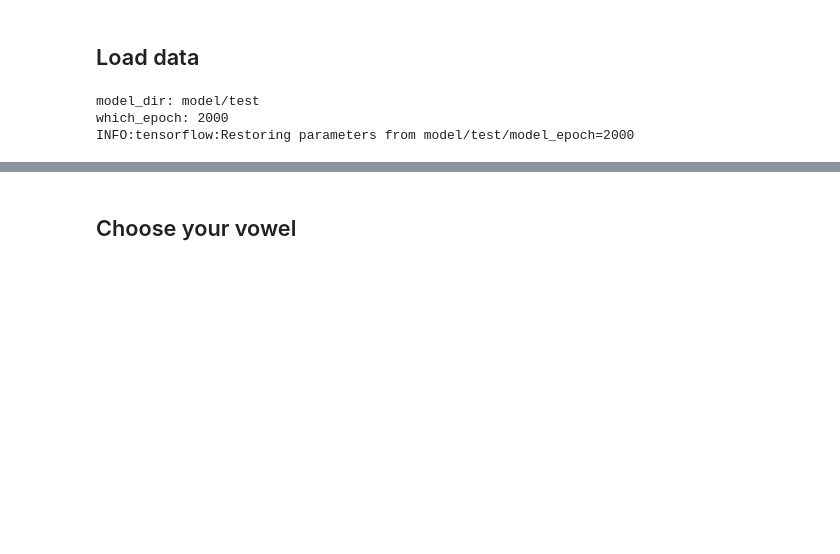
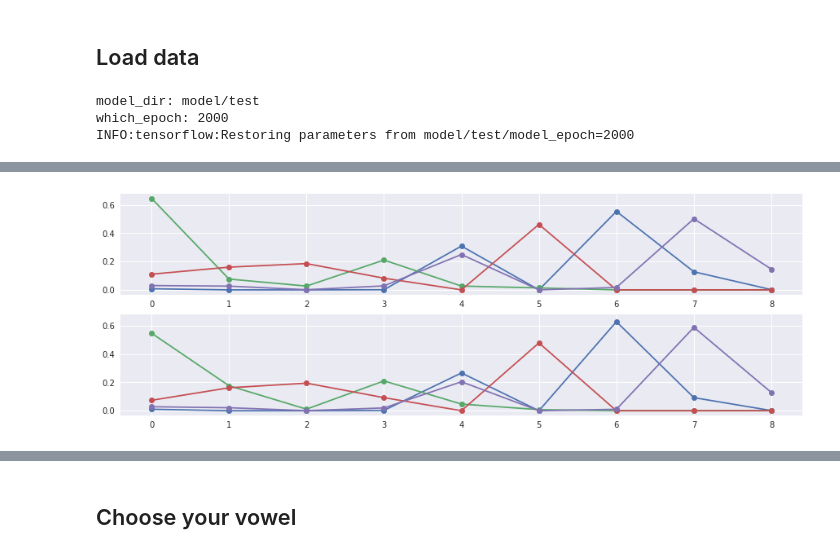
Before and after one commit to jaekookang/realtime_vowel_classification_ucm, a Jupyter notebook: ucm_analysis.ipynb, the cells around one changed output, grey strips where cells are left out. Drawn from its saved outputs; the diff is of its cells as text; code cells hidden in the pictures; blank space fills up the shorter version.

```diff
--- a/ucm_analysis.ipynb
+++ b/ucm_analysis.ipynb
@@ -64,0 +144,6 @@ ax.legend(vowels)
+# %%
+# Validate forward mapping function with meanAcous
+my_softmax_out = forward(meanAcous)
+max_prob = np.max(my_softmax_out, axis=1)
+print([p for p in max_prob])
+print([idx2phn[i] for i in np.argmax(my_softmax_out, axis=1)])
@@ -64,0 +153,2 @@ ax.legend(vowels)
+# %%
+yhat, logits_out, tf_softmax_out = predict('model/test', which_epoch=5000, indata=meanAcous)
@@ -64,0 +180,6 @@ ax.legend(vowels)
+# %%
+fig, (ax1, ax2) = plt.subplots(2,1,facecolor='white',figsize=(15,5), sharey=True)
+ax1.plot(my_softmax_out.T, 'o-');
+ax2.plot(tf_softmax_out.T, 'o-');
+# %% [output]
+[figure, added]
```
Also changed, not shown: parts of 25 cells of this notebook, 3 other files.
